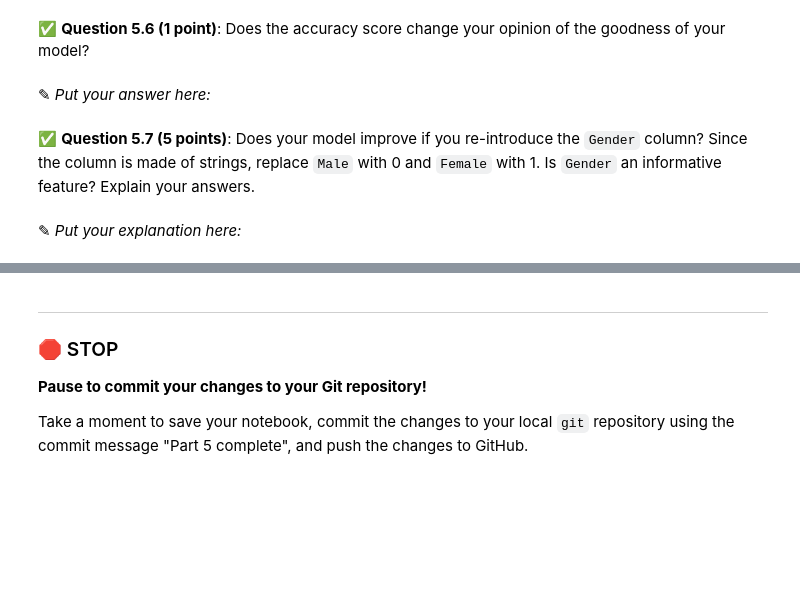
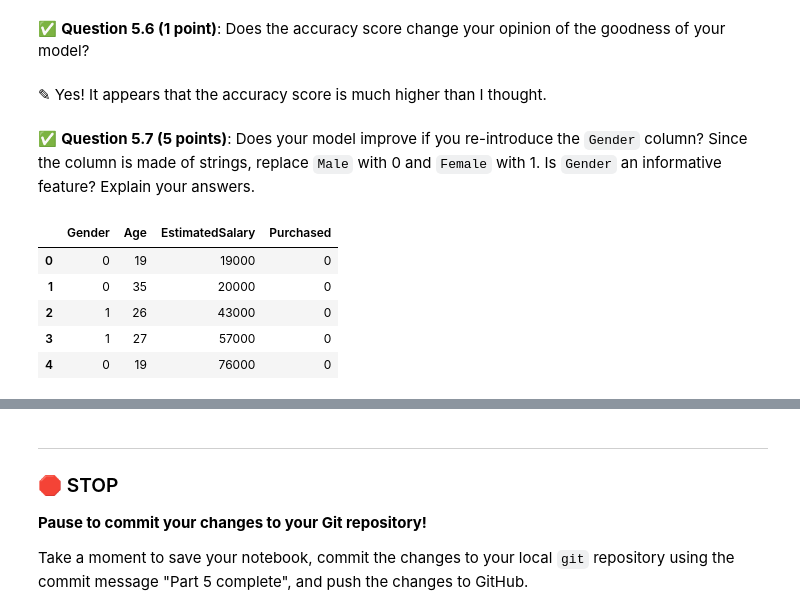
Before and after one commit to Zwillbeast659/CMSE202-f25-turnin, a Jupyter notebook: hw-03/HW-03_Regression-F25-STUDENT.ipynb, the cells around one changed output, grey strips where cells are left out. Drawn from its saved outputs; the diff is of its cells as text; code cells hidden in the pictures; blank space fills up the shorter version.

```diff
--- a/hw-03/HW-03_Regression-F25-STUDENT.ipynb
+++ b/hw-03/HW-03_Regression-F25-STUDENT.ipynb
@@ -522,7 +589,7 @@ As you can see the dataset has only few columns. The first columns is not useful
 # %% [markdown]
 &#9989;  **Question 5.6 (1 point)**: Does the accuracy score change your opinion of the goodness of your model?
-# %% [markdown]
-<font size=+3>&#9998;</font> _Put your answer here:_
+# %% [markdown]
+<font size=+3>&#9998;</font> Yes! It appears that the accuracy score is much higher than I thought.
 # %% [markdown]
 &#9989;  **Question 5.7 (5 points)**: Does your model improve if you re-introduce the `Gender` column? Since the column is made of strings, replace `Male` with 0 and `Female` with 1. Is `Gender` an informative feature?
 Explain your answers.
@@ -531,2 +596,13 @@ Explain your answers.
-# %% [markdown]
-<font size=+3>&#9998;</font> _Put your explanation here:_
+# %%
+# Put your code here
+ads_df_gender = ads_df.drop(columns=['User ID'])
+ads_df_gender['Gender'] = ads_df_gender['Gender'].replace({'Male': 0, 'Female': 1})
+
+ads_df_gender.head()
+# %% [output]
+|  | Gender | Age | EstimatedSalary | Purchased |
+| 0 | 0 | 19 | 19000 | 0 |
+| 1 | 0 | 35 | 20000 | 0 |
+| 2 | 1 | 26 | 43000 | 0 |
+| 3 | 1 | 27 | 57000 | 0 |
+| 4 | 0 | 19 | 76000 | 0 |
```
Also changed, not shown: parts of 16 cells of this notebook.
